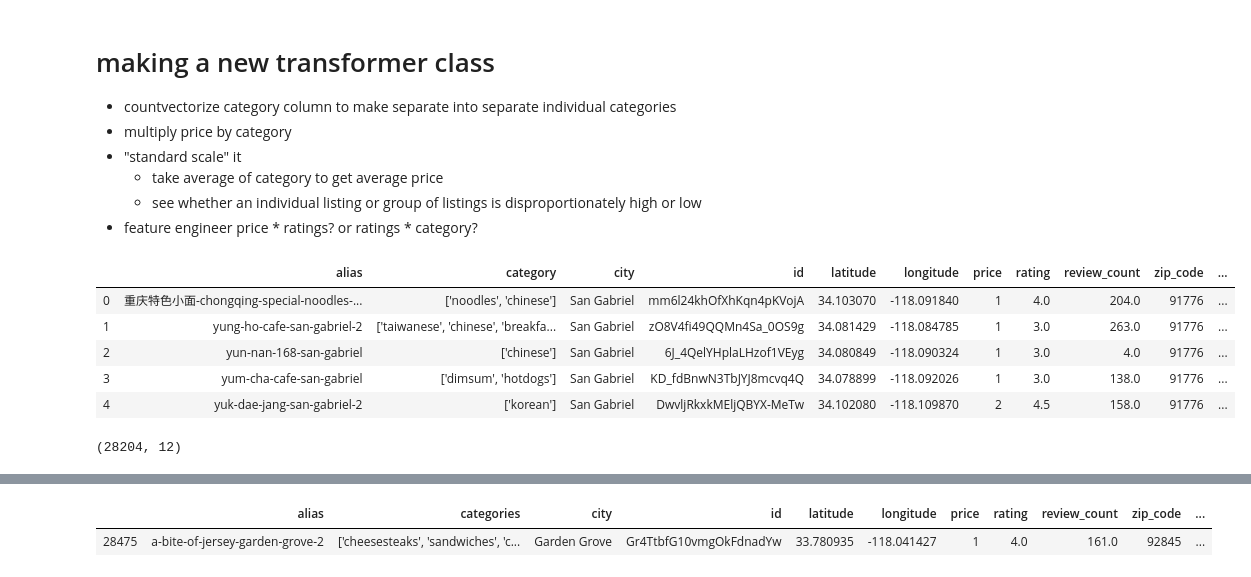
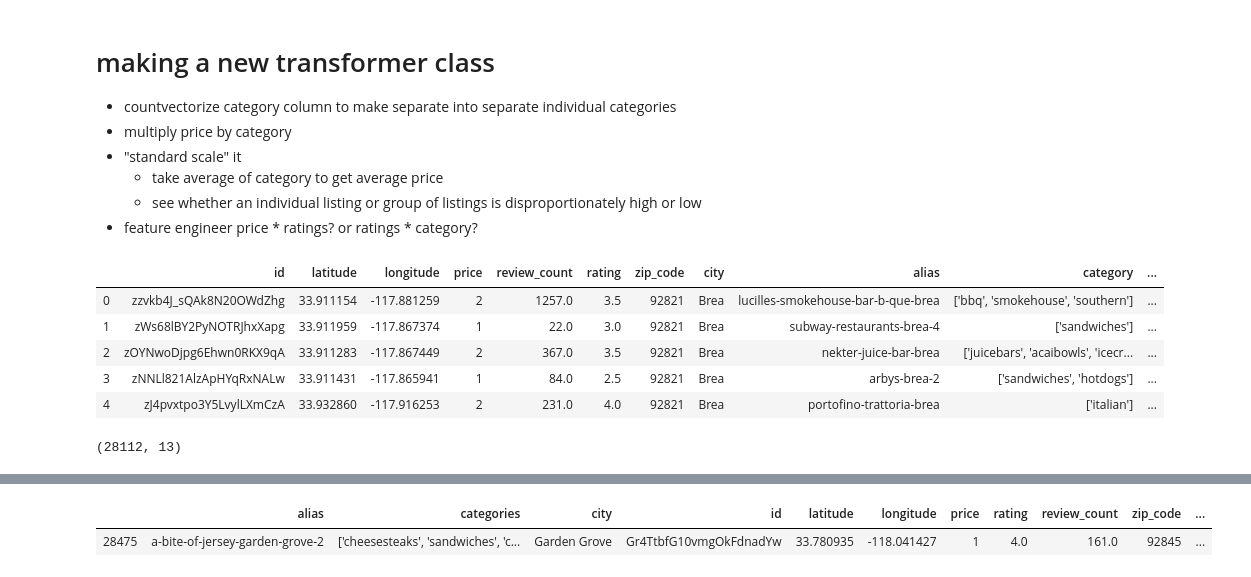
Before and after one commit to aejsong/Predicting-Neighborhood-Affluence-with-Yelp, a Jupyter notebook: Code/jerry trying to make his own class.ipynb, the cells around one changed output, grey strips where cells are left out. Cells and saved outputs as stored; diff of their text form; code cells hidden in the pictures.

```diff
--- a/Code/jerry trying to make his own class.ipynb
+++ b/Code/jerry trying to make his own class.ipynb
@@ -22,18 +22,17 @@ from sklearn.preprocessing import OneHotEncoder, StandardScaler
 from sklearn.impute import SimpleImputer
 from sklearn.pipeline import FeatureUnion, Pipeline
 # %%
-data = pd.read_csv('../data/data_income_jerry.csv')
-data.drop('Unnamed: 0', axis=1, inplace=True)
+data = pd.read_csv('../data/03_data_income.csv')
 data.head()
 # %% [output]
-|  | alias | category | city | id | latitude | longitude | price | rating | review_count | zip_code | ... |
-| 0 | 重庆特色小面-chongqing-special-noodles-... | ['noodles', 'chinese'] | San Gabriel | mm6l24khOfXhKqn4pKVojA | 34.103070 | -118.091840 | 1 | 4.0 | 204.0 | 91776 | ... |
-| 1 | yung-ho-cafe-san-gabriel-2 | ['taiwanese', 'chinese', 'breakfa... | San Gabriel | zO8V4fi49QQMn4Sa_0OS9g | 34.081429 | -118.084785 | 1 | 3.0 | 263.0 | 91776 | ... |
-| 2 | yun-nan-168-san-gabriel | ['chinese'] | San Gabriel | 6J_4QelYHplaLHzof1VEyg | 34.080849 | -118.090324 | 1 | 3.0 | 4.0 | 91776 | ... |
-| 3 | yum-cha-cafe-san-gabriel | ['dimsum', 'hotdogs'] | San Gabriel | KD_fdBnwN3TbJYJ8mcvq4Q | 34.078899 | -118.092026 | 1 | 3.0 | 138.0 | 91776 | ... |
-| 4 | yuk-dae-jang-san-gabriel-2 | ['korean'] | San Gabriel | DwvljRkxkMEljQBYX-MeTw | 34.102080 | -118.109870 | 2 | 4.5 | 158.0 | 91776 | ... |
+|  | id | latitude | longitude | price | review_count | rating | zip_code | city | alias | category | ... |
+| 0 | zzvkb4J_sQAk8N20OWdZhg | 33.911154 | -117.881259 | 2 | 1257.0 | 3.5 | 92821 | Brea | lucilles-smokehouse-bar-b-que-brea | ['bbq', 'smokehouse', 'southern'] | ... |
+| 1 | zWs68lBY2PyNOTRJhxXapg | 33.911959 | -117.867374 | 1 | 22.0 | 3.0 | 92821 | Brea | subway-restaurants-brea-4 | ['sandwiches'] | ... |
+| 2 | zOYNwoDjpg6Ehwn0RKX9qA | 33.911283 | -117.867449 | 2 | 367.0 | 3.5 | 92821 | Brea | nekter-juice-bar-brea | ['juicebars', 'acaibowls', 'icecr... | ... |
+| 3 | zNNLl821AlzApHYqRxNALw | 33.911431 | -117.865941 | 1 | 84.0 | 2.5 | 92821 | Brea | arbys-brea-2 | ['sandwiches', 'hotdogs'] | ... |
+| 4 | zJ4pvxtpo3Y5LvylLXmCzA | 33.932860 | -117.916253 | 2 | 231.0 | 4.0 | 92821 | Brea | portofino-trattoria-brea | ['italian'] | ... |
 # %%
 data.shape
 # %% [output]
-(28204, 12)
+(28112, 13)
 # %%
```
Also changed, not shown: parts of 41 cells of this notebook, 15 other files.
